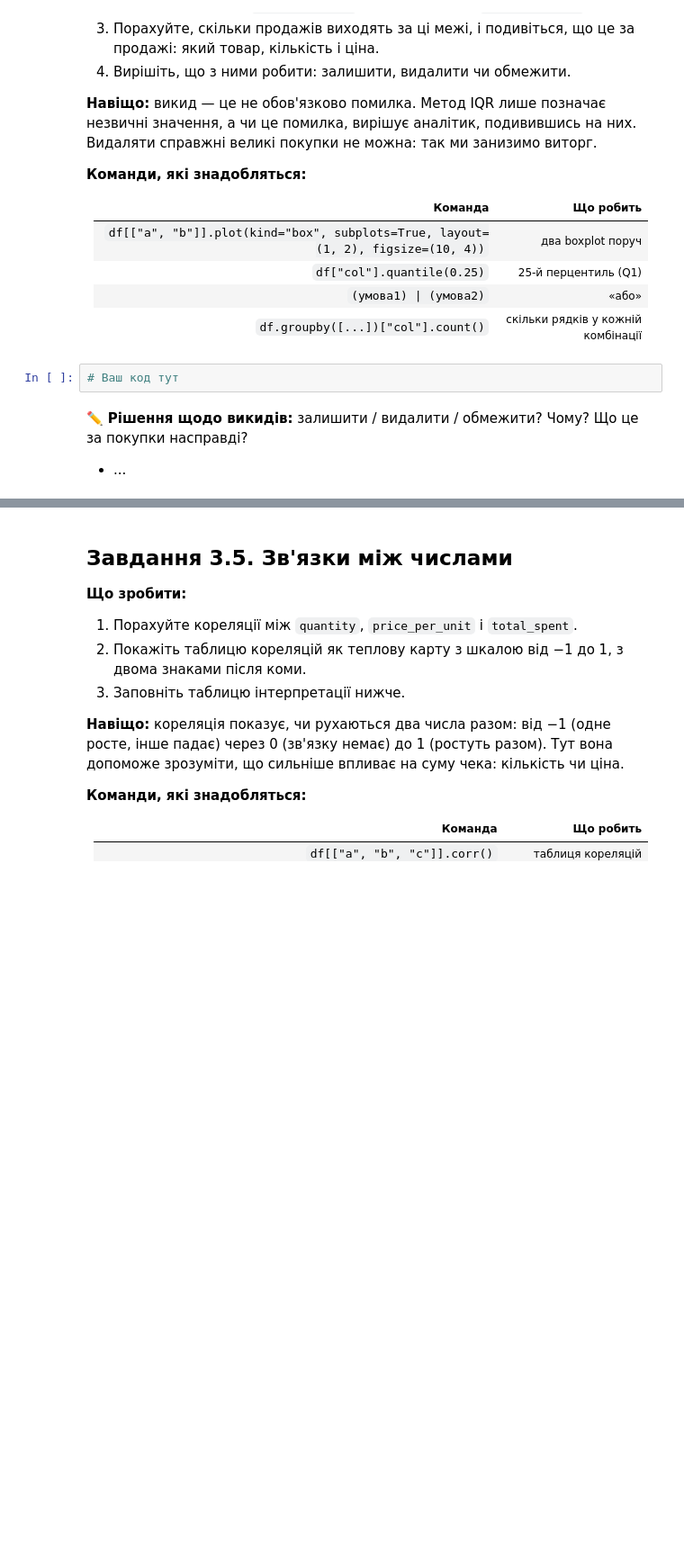
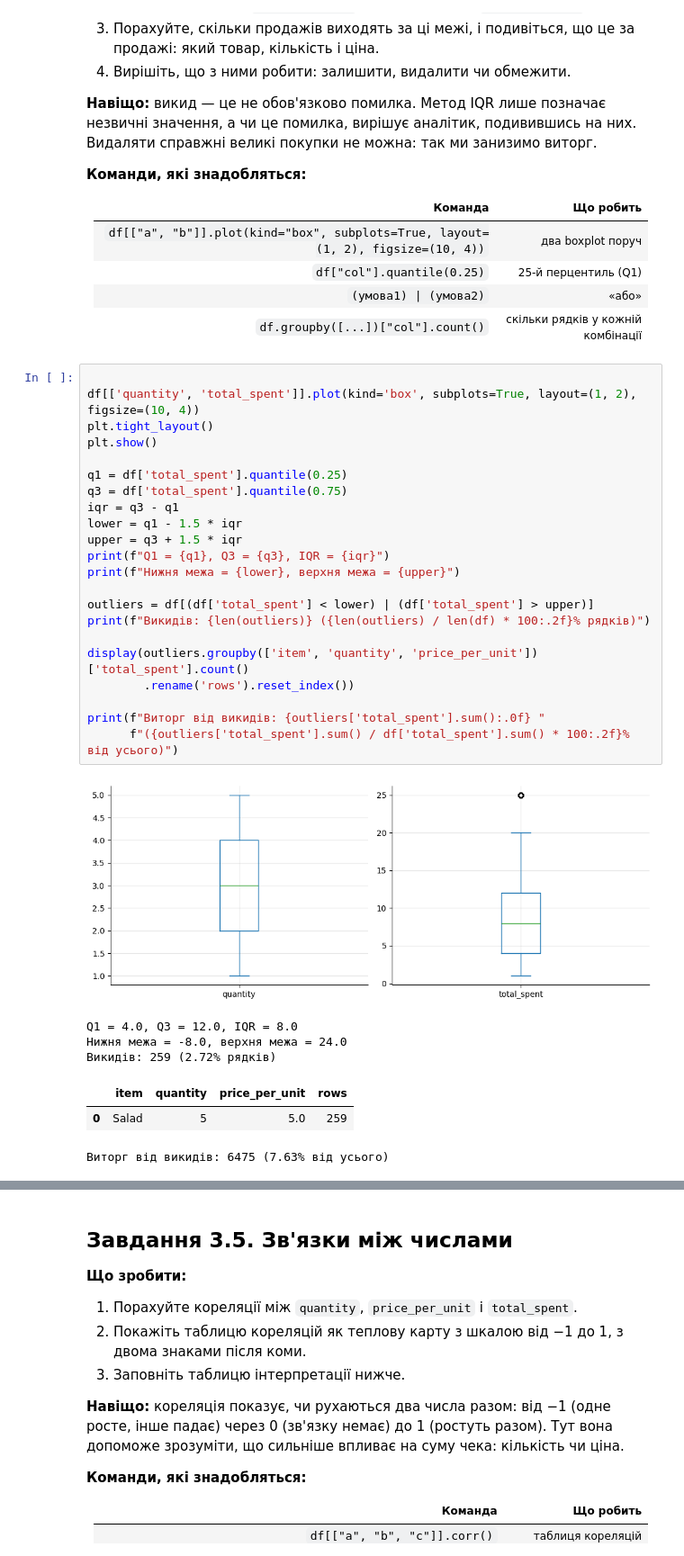
Before and after one commit to Alisa-debug777/Cafe_sales_3_11, a Jupyter notebook: Копия_блокнота_"Pandas_lesson_34_03_11_26_training_project_cafe_sales_ipynb".ipynb, the cells around one changed output, grey strips where cells are left out. Shown at 90% size. Cells and saved outputs as stored; diff of their text form; blank space fills up the shorter version.

```diff
--- a/Копия_блокнота_"Pandas_lesson_34_03_11_26_training_project_cafe_sales_ipynb".ipynb
+++ b/Копия_блокнота_"Pandas_lesson_34_03_11_26_training_project_cafe_sales_ipynb".ipynb
@@ -998,9 +1057,33 @@ plt.show()
 | `df["col"].quantile(0.25)` | 25-й перцентиль (Q1) |
 | `(умова1) \| (умова2)` | «або» |
 | `df.groupby([...])["col"].count()` | скільки рядків у кожній комбінації |
-# %%
-# Ваш код тут
-# %% [markdown]
-✏️ **Рішення щодо викидів:** залишити / видалити / обмежити? Чому? Що це за покупки насправді?
-
-- ...
+# %%
+
+df[['quantity', 'total_spent']].plot(kind='box', subplots=True, layout=(1, 2), figsize=(10, 4))
+plt.tight_layout()
+plt.show()
+
+q1 = df['total_spent'].quantile(0.25)
+q3 = df['total_spent'].quantile(0.75)
+iqr = q3 - q1
+lower = q1 - 1.5 * iqr
+upper = q3 + 1.5 * iqr
+print(f"Q1 = {q1}, Q3 = {q3}, IQR = {iqr}")
+print(f"Нижня межа = {lower}, верхня межа = {upper}")
+
+outliers = df[(df['total_spent'] < lower) | (df['total_spent'] > upper)]
+print(f"Викидів: {len(outliers)} ({len(outliers) / len(df) * 100:.2f}% рядків)")
+
+display(outliers.groupby(['item', 'quantity', 'price_per_unit'])['total_spent'].count()
+        .rename('rows').reset_index())
+
+print(f"Виторг від викидів: {outliers['total_spent'].sum():.0f} "
+      f"({outliers['total_spent'].sum() / df['total_spent'].sum() * 100:.2f}% від усього)")
+# %% [output]
+[figure, added]
+Q1 = 4.0, Q3 = 12.0, IQR = 8.0
+Нижня межа = -8.0, верхня межа = 24.0
+Викидів: 259 (2.72% рядків)
+|  | item | quantity | price_per_unit | rows |
+| 0 | Salad | 5 | 5.0 | 259 |
+Виторг від викидів: 6475 (7.63% від усього)
```
Also changed, not shown: parts of 9 cells of this notebook.
